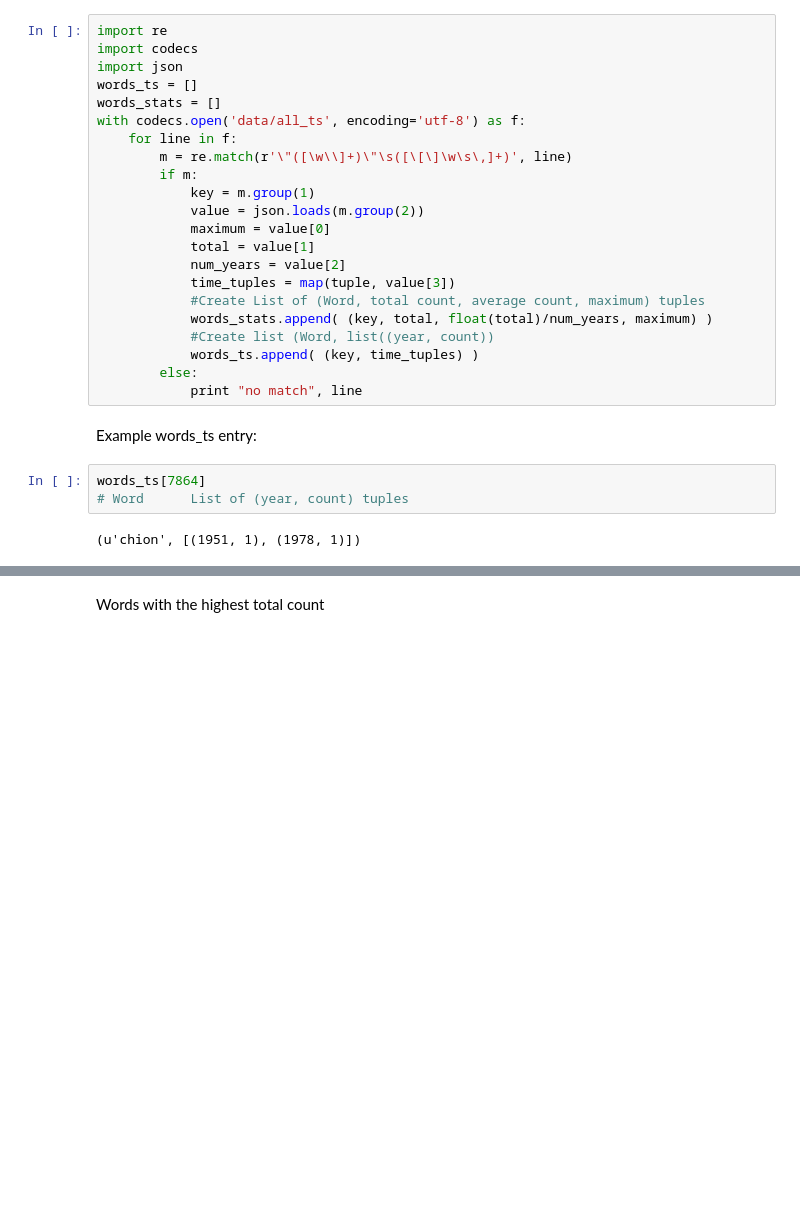
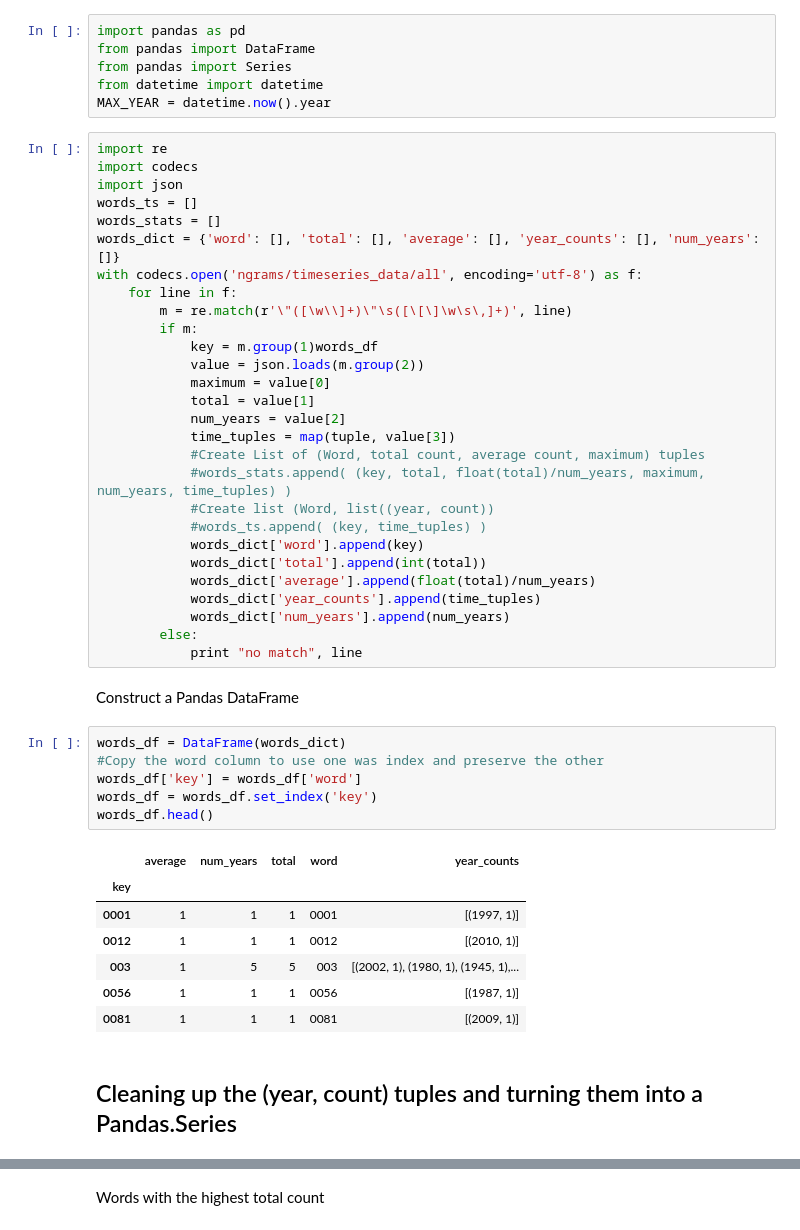
Before and after one commit to ahane/i290-project, a Jupyter notebook: word_timeseries.ipynb, the cells around one changed output, grey strips where cells are left out. Cells and saved outputs as stored; diff of their text form; blank space fills up the shorter version.

```diff
--- a/word_timeseries.ipynb
+++ b/word_timeseries.ipynb
@@ -3,29 +1,53 @@ import pandas as pd
+# %%
+import pandas as pd
+from pandas import DataFrame
+from pandas import Series
+from datetime import datetime
+MAX_YEAR = datetime.now().year
 # %%
 import re
 import codecs
 import json
 words_ts = []
 words_stats = []
-with codecs.open('data/all_ts', encoding='utf-8') as f:
+words_dict = {'word': [], 'total': [], 'average': [], 'year_counts': [], 'num_years': []}
+with codecs.open('ngrams/timeseries_data/all', encoding='utf-8') as f:
     for line in f:
         m = re.match(r'\"([\w\\]+)\"\s([\[\]\w\s\,]+)', line)
         if m:
-            key = m.group(1)
+            key = m.group(1)words_df
             value = json.loads(m.group(2))
             maximum = value[0]
             total = value[1]
             num_years = value[2]
             time_tuples = map(tuple, value[3])
             #Create List of (Word, total count, average count, maximum) tuples
-            words_stats.append( (key, total, float(total)/num_years, maximum) )
+            #words_stats.append( (key, total, float(total)/num_years, maximum, num_years, time_tuples) )
             #Create list (Word, list((year, count))
-            words_ts.append( (key, time_tuples) )
+            #words_ts.append( (key, time_tuples) )
+            words_dict['word'].append(key)
+            words_dict['total'].append(int(total))
+            words_dict['average'].append(float(total)/num_years)
+            words_dict['year_counts'].append(time_tuples)
+            words_dict['num_years'].append(num_years)
         else:
             print "no match", line
-# %% [markdown]
-Example words_ts entry:
-# %%
-words_ts[7864]
-# Word      List of (year, count) tuples
-# %% [output]
-(u'chion', [(1951, 1), (1978, 1)])
+# %% [markdown]
+Construct a Pandas DataFrame
+# %%
+words_df = DataFrame(words_dict)
+#Copy the word column to use one was index and preserve the other
+words_df['key'] = words_df['word']
+words_df = words_df.set_index('key')
+words_df.head()
+# %% [output]
+|  | average | num_years | total | word | year_counts |
+| key |  |  |  |  |  |
+| 0001 | 1 | 1 | 1 | 0001 | [(1997, 1)] |
+| 0012 | 1 | 1 | 1 | 0012 | [(2010, 1)] |
+| 003 | 1 | 5 | 5 | 003 | [(2002, 1), (1980, 1), (1945, 1),... |
+| 0056 | 1 | 1 | 1 | 0056 | [(1987, 1)] |
+| 0081 | 1 | 1 | 1 | 0081 | [(2009, 1)] |
+# %% [markdown]
+Cleaning up the (year, count) tuples and turning them into a Pandas.Series
+---------------------------------------------------------------------------
```
Also changed, not shown: parts of 24 cells of this notebook, 3 other files.
